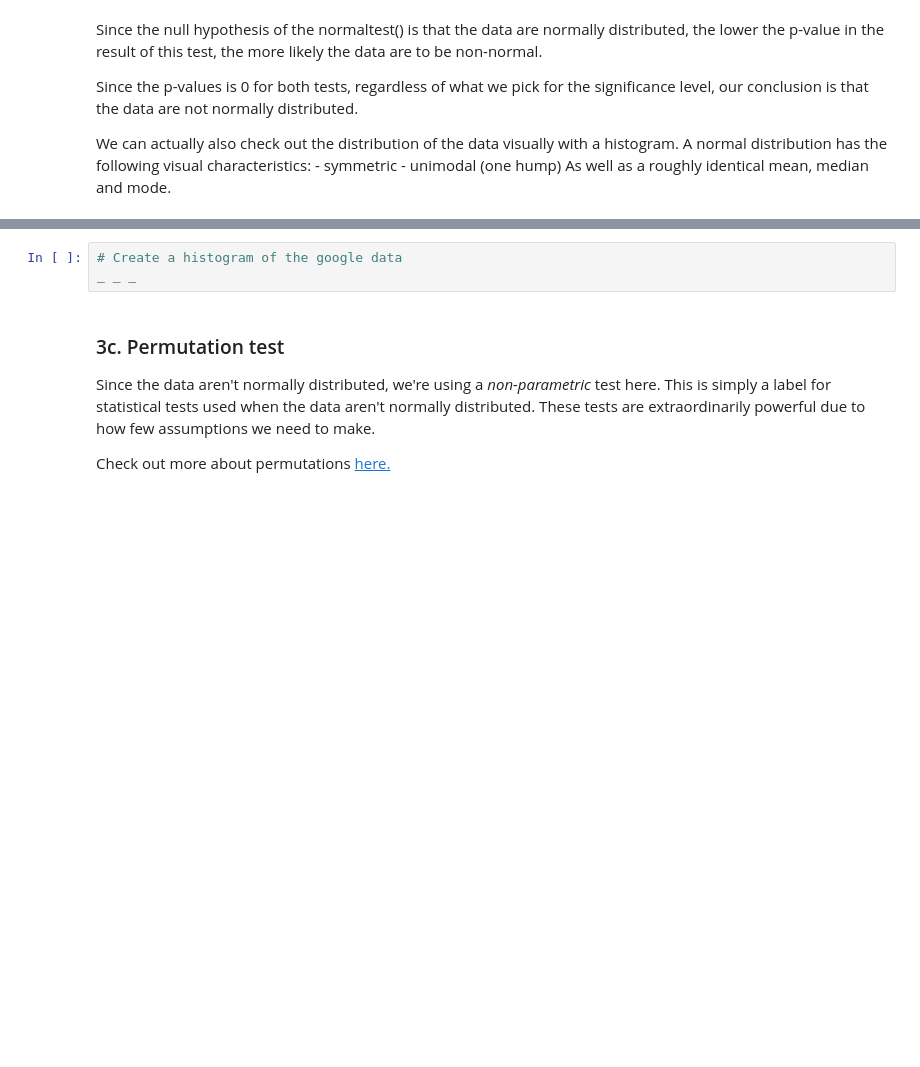
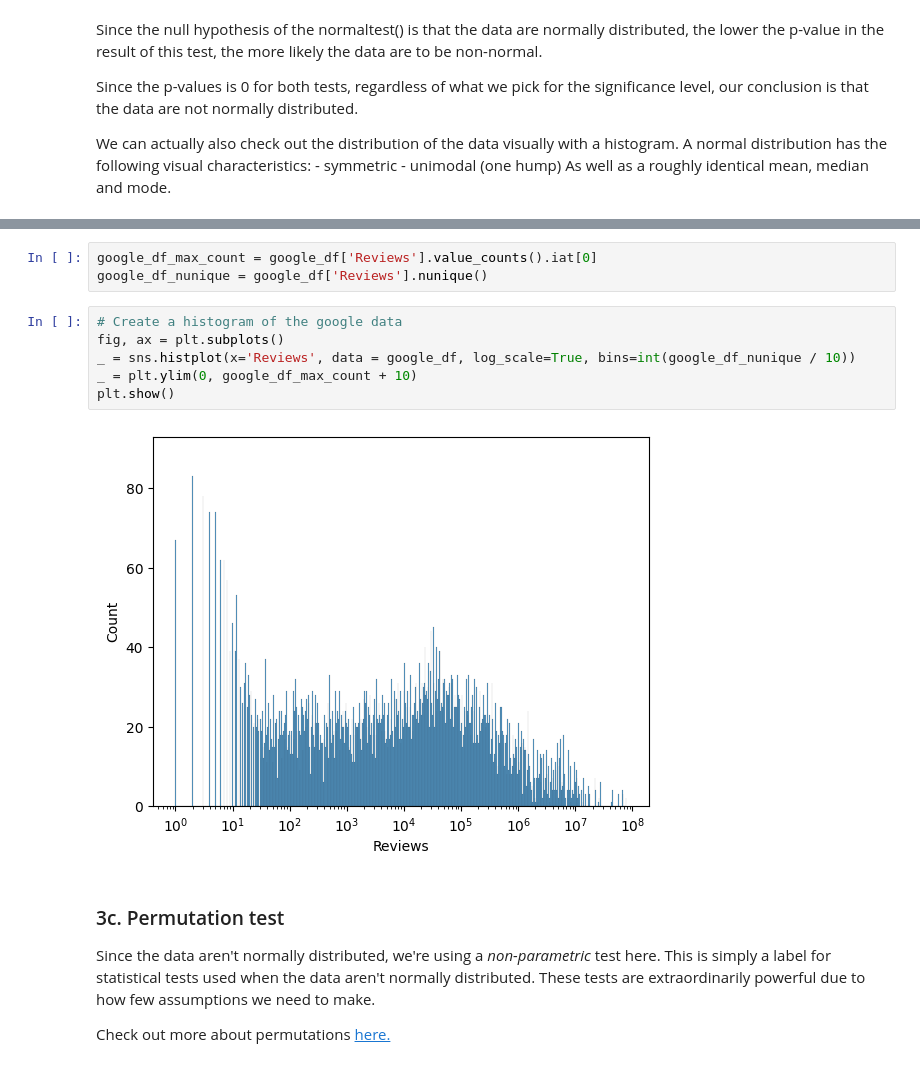
Before and after one commit to blue-santa/sprinboard-data-science-2026, a Jupyter notebook: 11-python-statistics-in-eda/03-hypothesis-testing/integrating-apps-case-study/Springboard Apps project - Tier 3 - Complete.ipynb, the cells around one changed output, grey strips where cells are left out. Cells and saved outputs as stored; diff of their text form; blank space fills up the shorter version.

```diff
--- a/11-python-statistics-in-eda/03-hypothesis-testing/integrating-apps-case-study/Springboard Apps project - Tier 3 - Complete.ipynb
+++ b/11-python-statistics-in-eda/03-hypothesis-testing/integrating-apps-case-study/Springboard Apps project - Tier 3 - Complete.ipynb
@@ -530,6 +561,14 @@ _ _ _
+# %%
+google_df_max_count = google_df['Reviews'].value_counts().iat[0]
+google_df_nunique = google_df['Reviews'].nunique()
 # %%
 # Create a histogram of the google data
-_ _ _
+fig, ax = plt.subplots()
+_ = sns.histplot(x='Reviews', data = google_df, log_scale=True, bins=int(google_df_nunique / 10))
+_ = plt.ylim(0, google_df_max_count + 10)
+plt.show()
+# %% [output]
+[figure, added]
 # %% [markdown]
 ### 3c. Permutation test
 Since the data aren't normally distributed, we're using a *non-parametric* test here. This is simply a label for statistical tests used when the data aren't normally distributed. These tests are extraordinarily powerful due to how few assumptions we need to make.
```
Also changed, not shown: parts of 9 cells of this notebook.
